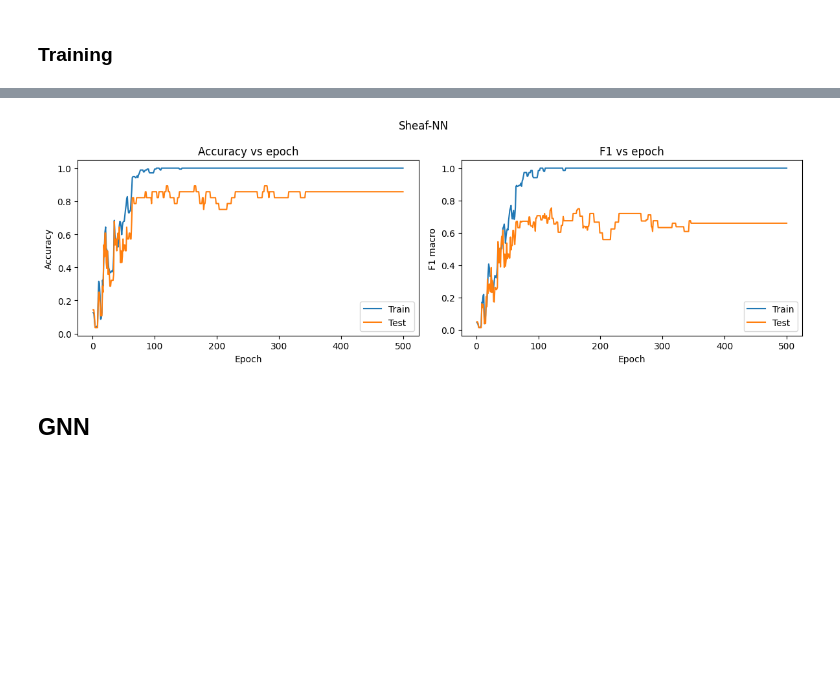
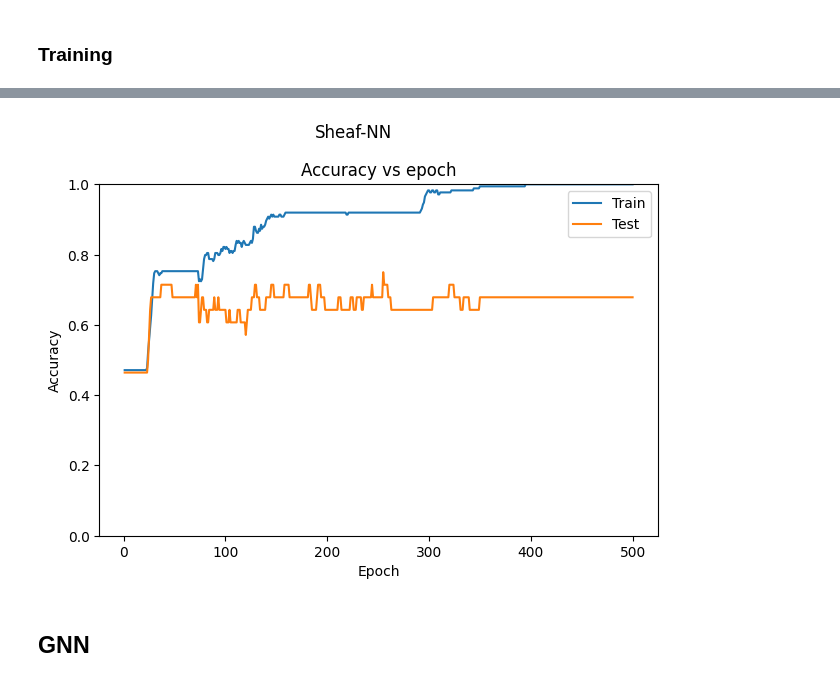
Before and after one commit to javiprietod/Sheaf-NN, a Jupyter notebook: notebooks/comparative.ipynb, the cells around one changed output, grey strips where cells are left out. Saved outputs shown, nothing was run; the diff lists cells and outputs as text; code cells hidden in the pictures; blank space fills up the shorter version.

Commit message:
Sheaf images

```diff
--- a/notebooks/comparative.ipynb
+++ b/notebooks/comparative.ipynb
@@ -57,7 +57,8 @@ optimizer = torch.optim.Adam(
     lr=0.01,
     weight_decay=5e-4,
 )
-criterion = nn.CrossEntropyLoss(weight=class_weights)
+# criterion = nn.CrossEntropyLoss(weight=class_weights)
+criterion = nn.CrossEntropyLoss()
 lr_scheduler = ReduceLROnPlateau(
     optimizer, mode="max", factor=0.5, patience=100, min_lr=1e-5
 )
@@ -162,33 +163,35 @@ Final | train acc 1.0000 | val acc 0.9184 | test acc 0.7857 | train f1 1.0000 |
 # %%
 # Gráficas: accuracy y F1 vs epochs para train y test
 epochs = range(1, max_epochs + 1)
 
-fig, axes = plt.subplots(1, 2, figsize=(12, 4))
+fig, axes = plt.subplots(1, 1)
 fig.suptitle("Sheaf-NN")
 
 # Accuracy
-axes[0].plot(epochs, train_acc_hist, label="Train")
-axes[0].plot(epochs, test_acc_hist, label="Test")
-axes[0].set_xlabel("Epoch")
-axes[0].set_ylabel("Accuracy")
-axes[0].set_title("Accuracy vs epoch")
-axes[0].legend()
+axes.plot(epochs, train_acc_hist, label="Train")
+axes.plot(epochs, test_acc_hist, label="Test")
+axes.set_xlabel("Epoch")
+axes.set_ylabel("Accuracy")
+axes.set_title("Accuracy vs epoch")
+axes.set_ylim(0, 1)
+axes.legend()
 
-# F1 macro
-axes[1].plot(epochs, train_f1_hist, label="Train")
-axes[1].plot(epochs, test_f1_hist, label="Test")
-axes[1].set_xlabel("Epoch")
-axes[1].set_ylabel("F1 macro")
-axes[1].set_title("F1 vs epoch")
-axes[1].legend()
+# # F1 macro
+# axes[1].plot(epochs, train_f1_hist, label="Train")
+# axes[1].plot(epochs, test_f1_hist, label="Test")
+# axes[1].set_xlabel("Epoch")
+# axes[1].set_ylabel("F1 macro")
+# axes[1].set_title("F1 vs epoch")
+# axes[1].set_ylim(0, 1)
+# axes[1].legend()
 
 plt.tight_layout()
 plt.show()
 
 # Save figure
 fig.savefig(f"../images/comparative_sheaf_{DATASET_NAME}.png", dpi=300)
 # %% [output]
-[figure, old version]
+[figure, new version]
 # %% [markdown]
 ## GNN
 # %%
```
Also changed, not shown: parts of 4 cells of this notebook, 6 other files.
